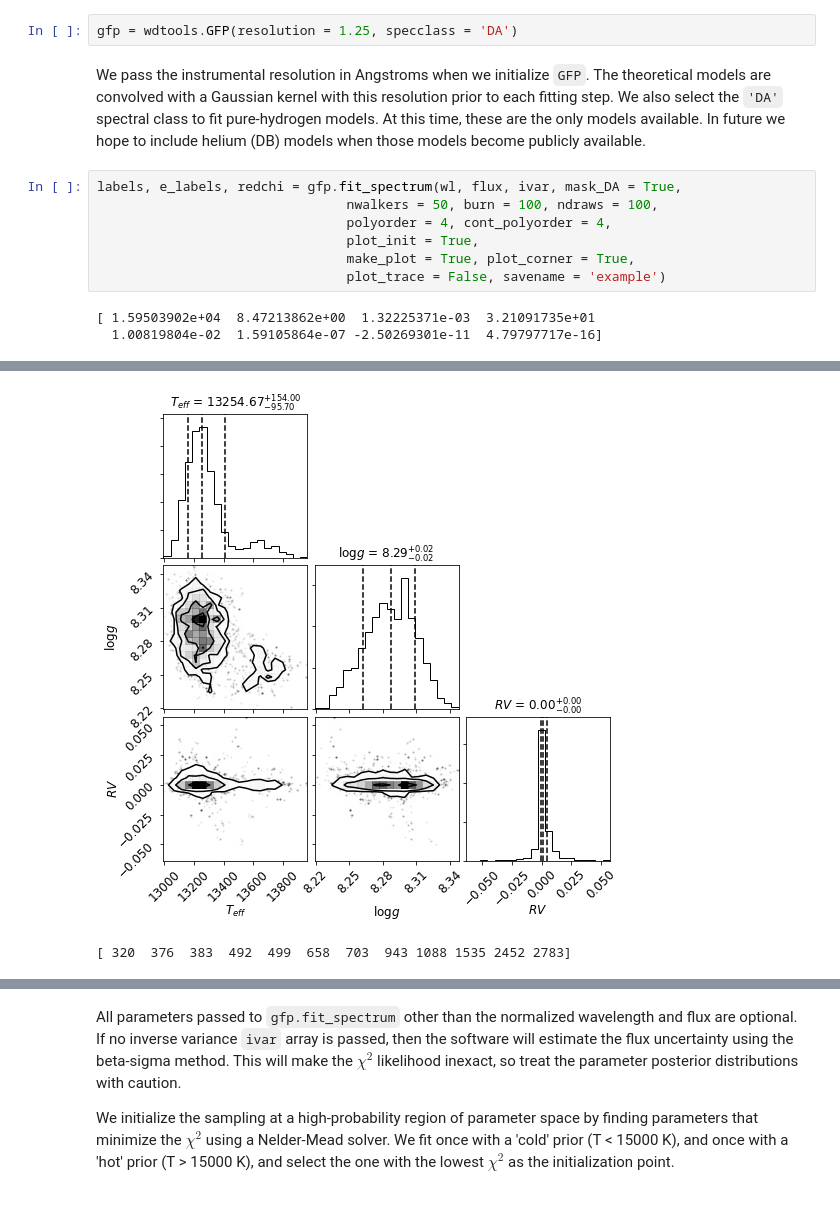
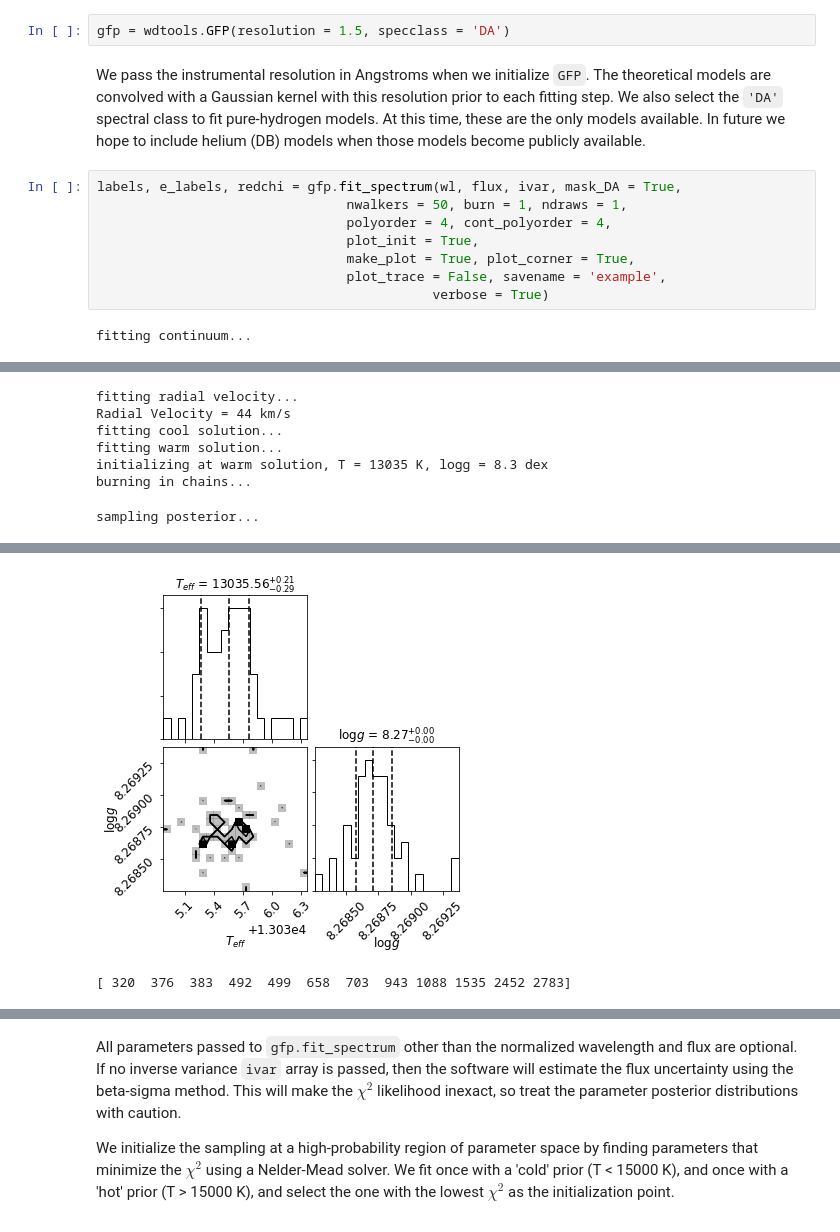
Before and after one commit to vedantchandra/wdtools, a Jupyter notebook: docs/examples/1_fitting_wd_spectra.ipynb, the cells around one changed output, grey strips where cells are left out. Cells and saved outputs as stored; diff of their text form.

```diff
--- a/docs/examples/1_fitting_wd_spectra.ipynb
+++ b/docs/examples/1_fitting_wd_spectra.ipynb
@@ -35,16 +35,16 @@ plt.title('SDSS J082600.58+282346.2');
 # %% [markdown]
 We normalize the hydrogen Balmer lines and fit atmospheric models from Koester (2010) to this spectrum using our MCMC algorithm.
 # %%
-gfp = wdtools.GFP(resolution = 1.25, specclass = 'DA')
+gfp = wdtools.GFP(resolution = 1.5, specclass = 'DA')
 # %% [markdown]
 We pass the instrumental resolution in Angstroms when we initialize `GFP`. The theoretical models are convolved with a Gaussian kernel with this resolution prior to each fitting step. We also select the `'DA'` spectral class to fit pure-hydrogen models. At this time, these are the only models available. In future we hope to include helium (DB) models when those models become publicly available.
 # %%
 labels, e_labels, redchi = gfp.fit_spectrum(wl, flux, ivar, mask_DA = True,
-                                nwalkers = 50, burn = 100, ndraws = 100,
+                                nwalkers = 50, burn = 1, ndraws = 1,
                                 polyorder = 4, cont_polyorder = 4,
                                 plot_init = True,
                                 make_plot = True, plot_corner = True,
-                                plot_trace = False, savename = 'example')
+                                plot_trace = False, savename = 'example',
+                                           verbose = True)
 # %% [output]
-[ 1.59503902e+04  8.47213862e+00  1.32225371e-03  3.21091735e+01
-  1.00819804e-02  1.59105864e-07 -2.50269301e-11  4.79797717e-16]
+fitting continuum...
@@ -51,0 +52,7 @@ labels, e_labels, redchi = gfp.fit_spectrum(wl, flux, ivar, mask_DA = True,
+fitting radial velocity...
+Radial Velocity = 44 km/s
+fitting cool solution...
+fitting warm solution...
+initializing at warm solution, T = 13035 K, logg = 8.3 dex
+burning in chains...
+sampling posterior...
@@ -52,2 +60,2 @@ labels, e_labels, redchi = gfp.fit_spectrum(wl, flux, ivar, mask_DA = True,
-[figure, old version]
+[figure, new version]
-[ 320  376  383  492  499  658  703  943 1088 1535 2452 2783]
+[ 320  376  383  492  499  658  703  943 1088 1535 2452 2783]
```
Also changed, not shown: parts of 2 cells of this notebook, 3 other files.
